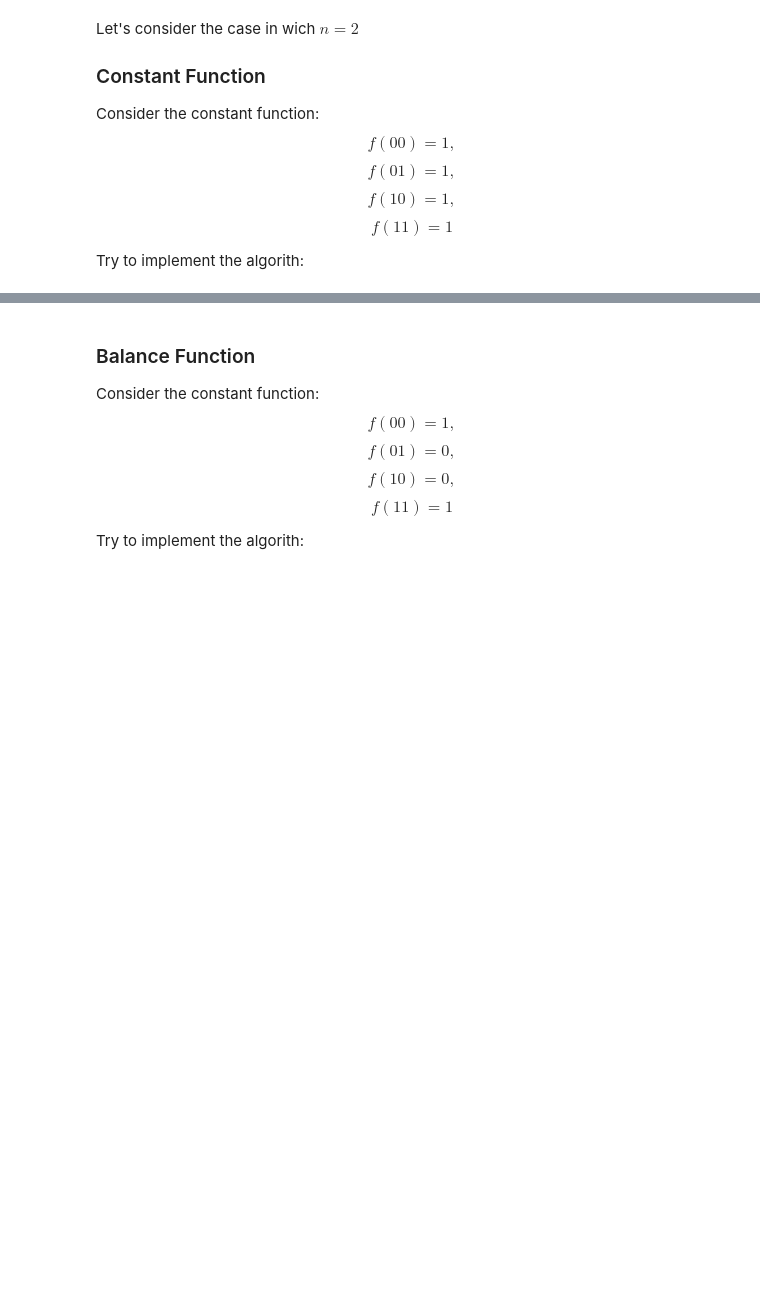
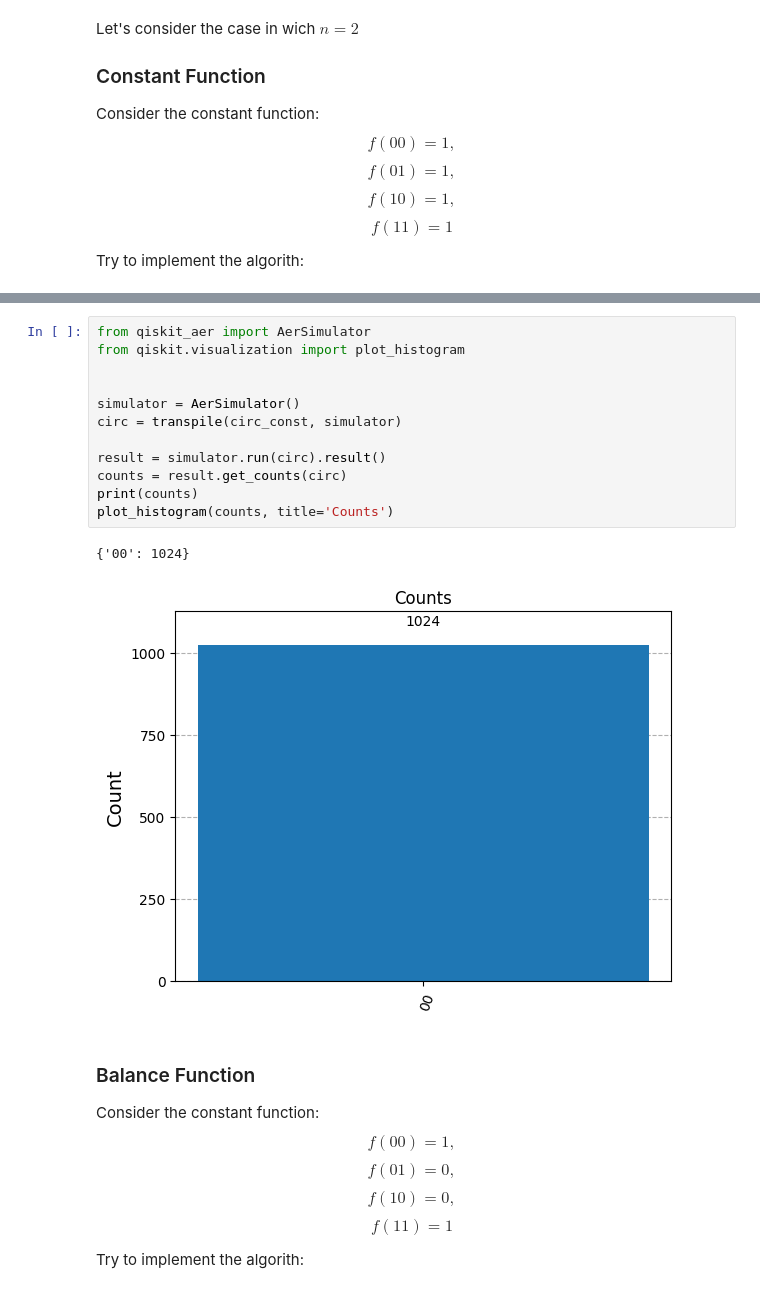
Before and after one commit to NicolaAssolini98/QuantumLab25, a Jupyter notebook: Lab2/Lesson2.ipynb, the cells around one changed output, grey strips where cells are left out. Drawn from its saved outputs; the diff is of its cells as text; blank space fills up the shorter version.

```diff
--- a/Lab2/Lesson2.ipynb
+++ b/Lab2/Lesson2.ipynb
@@ -49,3 +66,18 @@ circ_const.draw('mpl')
+# %%
+from qiskit_aer import AerSimulator
+from qiskit.visualization import plot_histogram
+
+
+simulator = AerSimulator()
+circ = transpile(circ_const, simulator)
+
+result = simulator.run(circ).result()
+counts = result.get_counts(circ)
+print(counts)
+plot_histogram(counts, title='Counts')
+# %% [output]
+{'00': 1024}
+[figure, added]
 # %% [markdown]
 ### Balance Function
 
```
Also changed, not shown: parts of 2 cells of this notebook, 1 other file.
